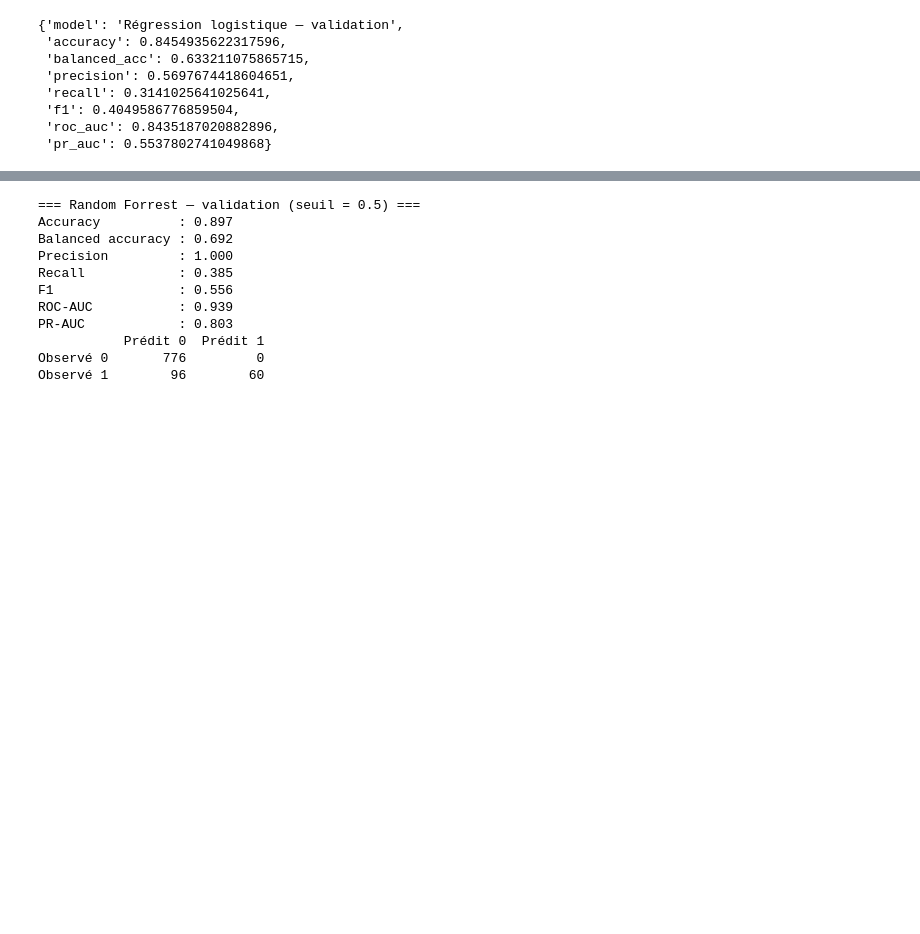
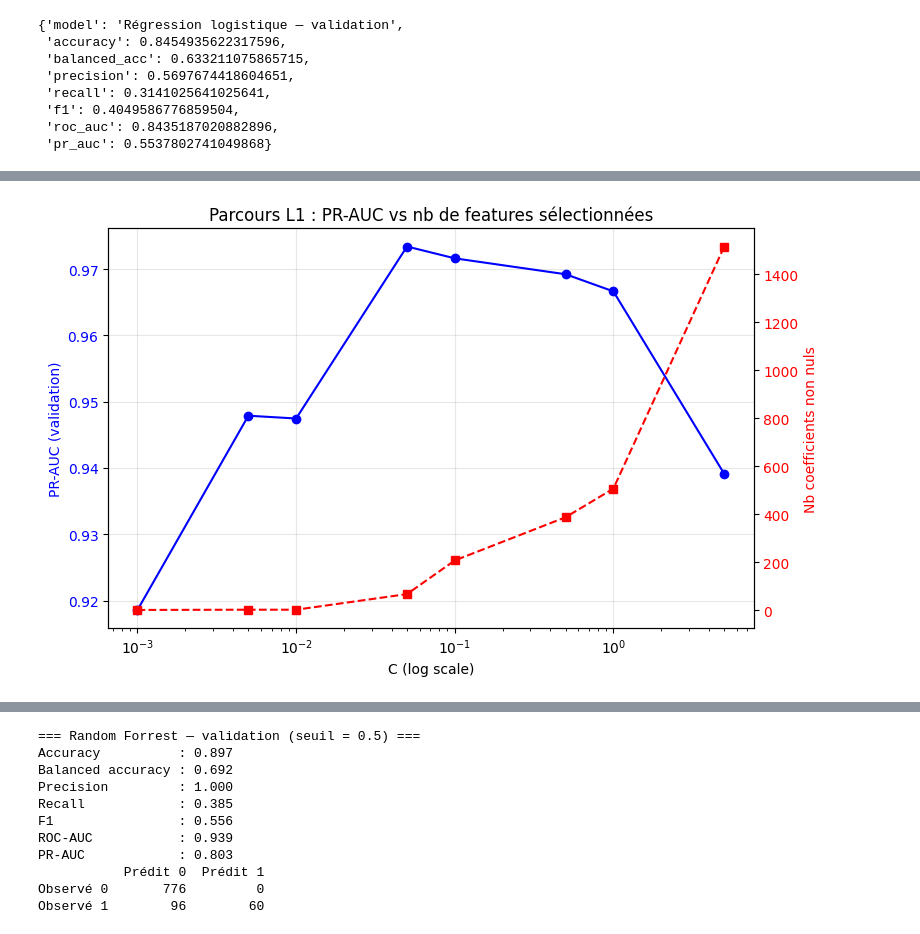
Before and after one commit to HinBenjamin/Projet_ML_and_DL, a Jupyter notebook: notebooks/exploration_benjamin.ipynb, the cells around one changed output, grey strips where cells are left out. Saved outputs shown, nothing was run; the diff lists cells and outputs as text; code cells hidden in the pictures; blank space fills up the shorter version.

```diff
--- a/notebooks/exploration_benjamin.ipynb
+++ b/notebooks/exploration_benjamin.ipynb
@@ -146,0 +154,17 @@ Observé 1       107        49
+# %%
+# on met en place une pénalisation LASSO
+model_lr_l1 = Pipeline([
+    ("scaler", StandardScaler()),
+    ("clf", LogisticRegression(
+        penalty     = "l1",
+        solver      = "liblinear",
+        C           = 0.1,
+        max_iter    = 5000,
+        random_state= 42,
+    )),
+])
+
+# on fait entraîner le modèle
+model_lr_l1.fit(X_train, y_train)
+res_l1 = evaluate("Régression logostique L1 (LASSO) - validation",
+                    model_lr_l1, X_val, y_val)
@@ -146,0 +335,21 @@ Observé 1       107        49
+# %%
+# on affiche l'évolution de la PR-AUC en fonction du lambda
+fig, ax1 = plt.subplots(figsize=(8, 5))
+ax1.plot(C_values, comparison_l1["pr_auc"], "o-", color="blue", label="PR-AUC")
+ax1.set_xscale("log")
+ax1.set_xlabel("C (log scale)")
+ax1.set_ylabel("PR-AUC (validation)", color="blue")
+ax1.tick_params(axis="y", labelcolor="blue")
+ax1.grid(alpha=0.3)
+
+ax2 = ax1.twinx()
+ax2.plot(C_values, comparison_l1["n_features"], "s--", color="red",
+         label="Nb features non nulles")
+ax2.set_ylabel("Nb coefficients non nuls", color="red")
+ax2.tick_params(axis="y", labelcolor="red")
+
+plt.title("Parcours L1 : PR-AUC vs nb de features sélectionnées")
+plt.tight_layout()
+plt.show()
+# %% [output]
+[figure, added]
```
Also changed, not shown: parts of 14 cells of this notebook, 19 other files.
